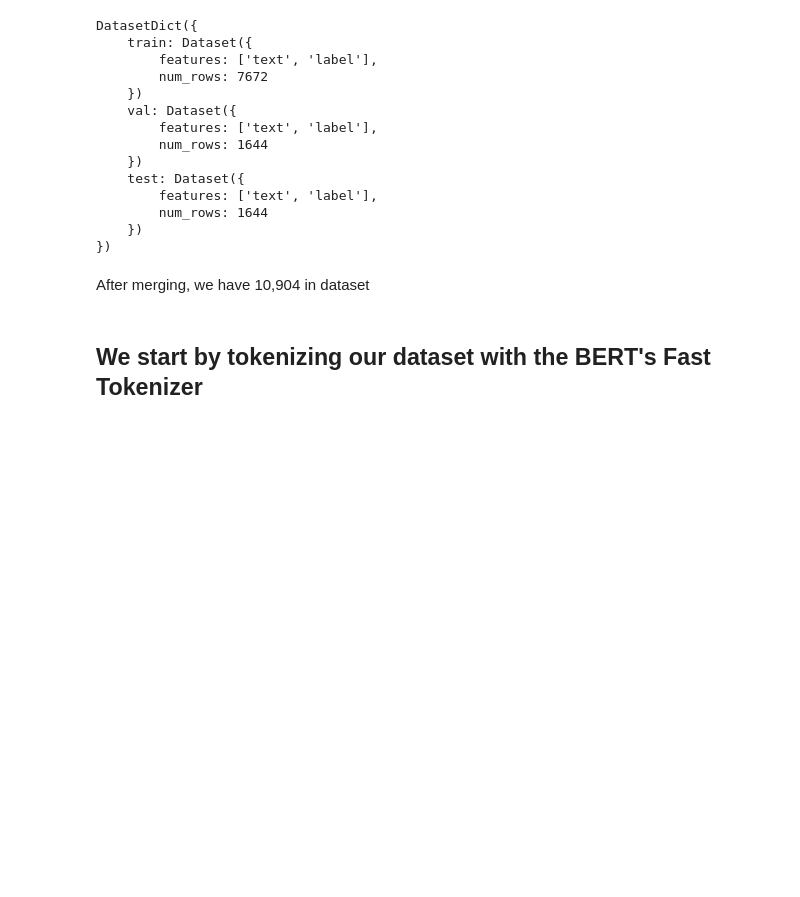
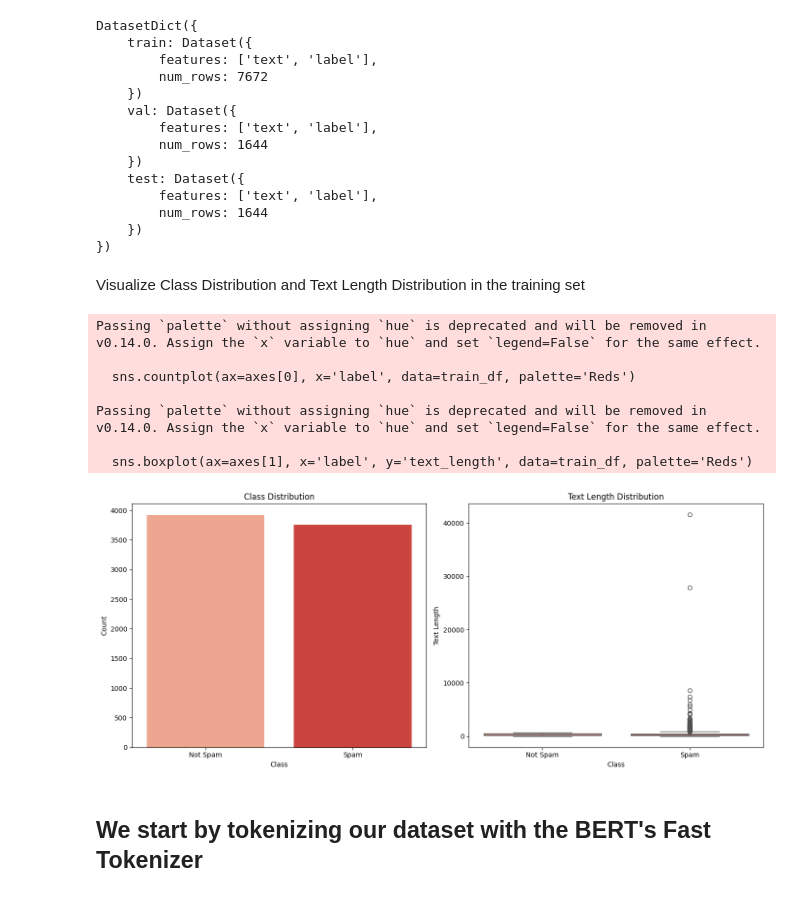
Before and after one commit to Manntouu/IAT360-FinalProj, a Jupyter notebook: SMS_Spam_Detection.ipynb, the cells around one changed output. Saved outputs shown, nothing was run; the diff lists cells and outputs as text; code cells hidden in the pictures; blank space fills up the shorter version.

```diff
--- a/SMS_Spam_Detection.ipynb
+++ b/SMS_Spam_Detection.ipynb
@@ -203,8 +200,44 @@ DatasetDict({
         num_rows: 1644
     })
 })
-# %% [markdown]
-After merging, we have 10,904 in dataset
+# %% [markdown]
+Visualize Class Distribution and Text Length Distribution in the training set
+# %%
+import seaborn as sns
+import matplotlib.pyplot as plt
+
+train_df = dataset['train'].to_pandas()
+
+train_df['text_length'] = train_df['text'].apply(len)
+
+fig, axes = plt.subplots(1, 2, figsize=(14, 6), sharey=False)
+
+# Plot class distribution
+sns.countplot(ax=axes[0], x='label', data=train_df, palette='Reds')
+axes[0].set_title('Class Distribution')
+axes[0].set_xlabel('Class')
+axes[0].set_ylabel('Count')
+axes[0].set_xticklabels(['Not Spam', 'Spam'])
+
+# Plot text length distribution
+sns.boxplot(ax=axes[1], x='label', y='text_length', data=train_df, palette='Reds')
+axes[1].set_title('Text Length Distribution')
+axes[1].set_xlabel('Class')
+axes[1].set_ylabel('Text Length')
+axes[1].set_xticklabels(['Not Spam', 'Spam'])
+
+
+plt.tight_layout()
+plt.show()
+# %% [output]
+Passing `palette` without assigning `hue` is deprecated and will be removed in v0.14.0. Assign the `x` variable to `hue` and set `legend=False` for the same effect.
+
+  sns.countplot(ax=axes[0], x='label', data=train_df, palette='Reds')
+
+Passing `palette` without assigning `hue` is deprecated and will be removed in v0.14.0. Assign the `x` variable to `hue` and set `legend=False` for the same effect.
+
+  sns.boxplot(ax=axes[1], x='label', y='text_length', data=train_df, palette='Reds')
+[figure, added]
 # %% [markdown]
 ## We start by tokenizing our dataset with the BERT's Fast Tokenizer
 # %%
```
Also changed, not shown: parts of 20 cells of this notebook.
